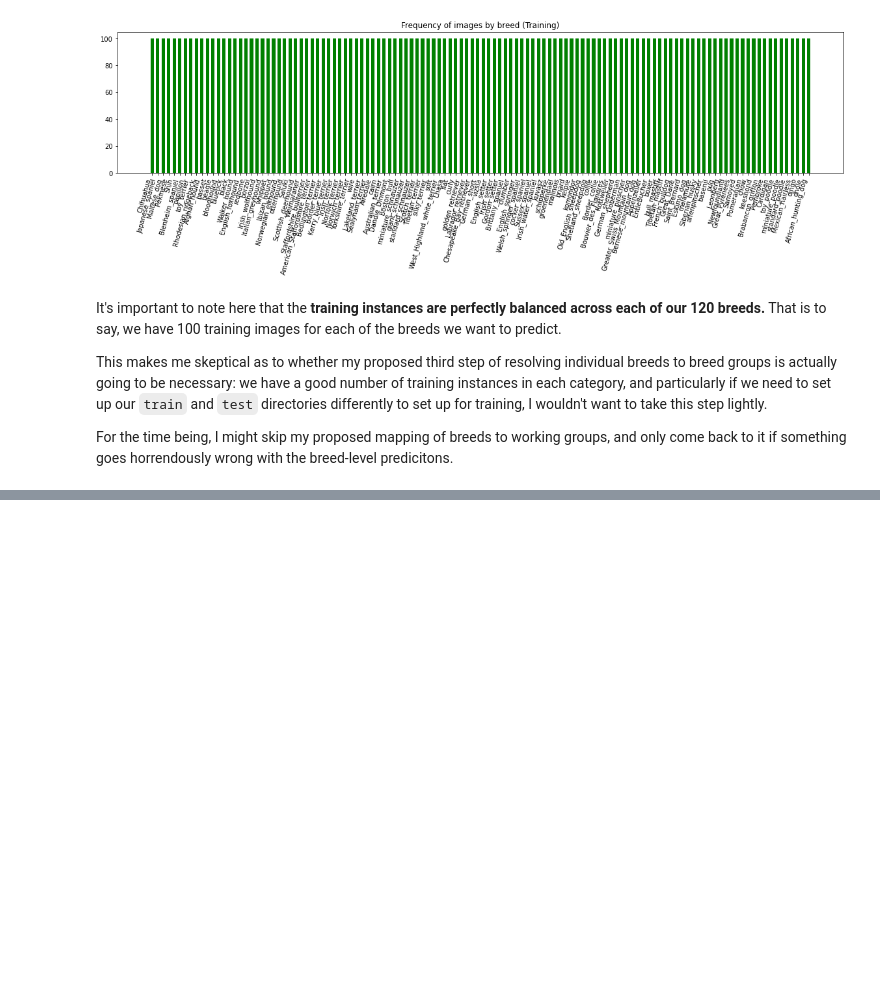
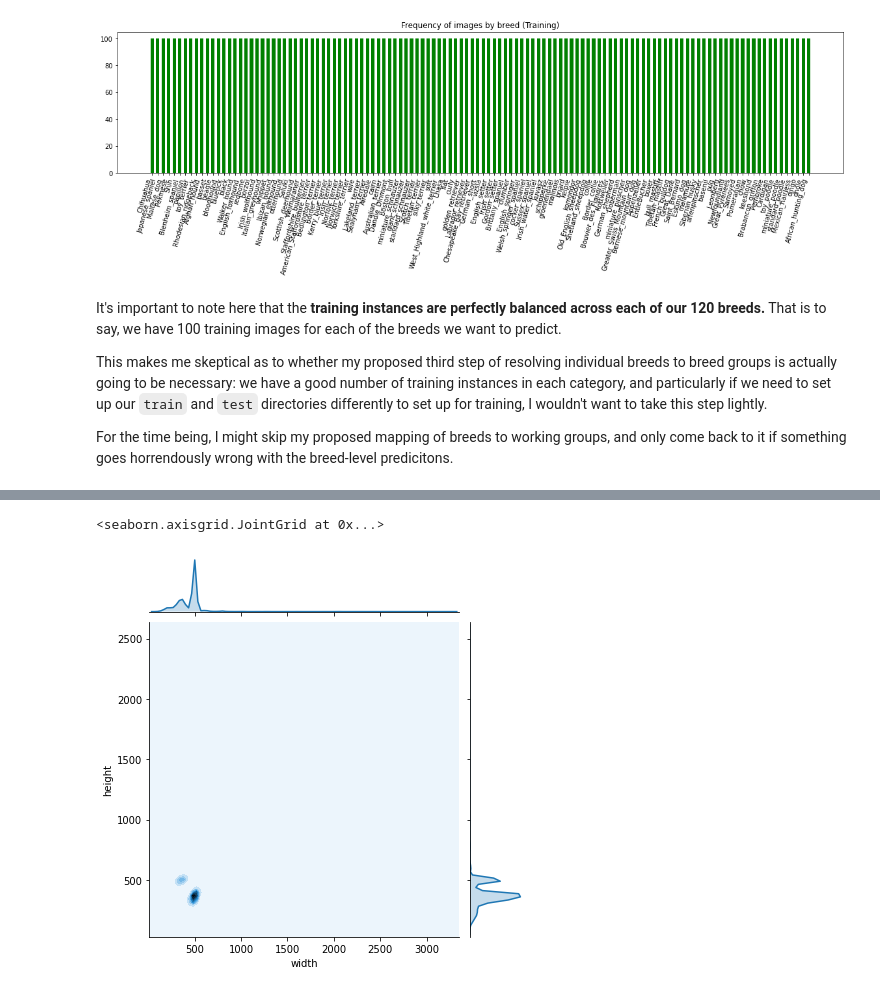
Before and after one commit to ZombieSocrates/ml-udacity-capstone, a Jupyter notebook: 1-Data_Exploration_Preprocessing.ipynb, the cells around one changed output, grey strips where cells are left out. Saved outputs shown, nothing was run; the diff lists cells and outputs as text; code cells hidden in the pictures; blank space fills up the shorter version.

```diff
--- a/1-Data_Exploration_Preprocessing.ipynb
+++ b/1-Data_Exploration_Preprocessing.ipynb
@@ -286,0 +284,7 @@ For the time being, I might skip my proposed mapping of breeds to working groups
+# %%
+hw_dicts = []
+for jpg_ext in full_file_list["file_list"].flatten():
+    test_path = data_dir / "Images" / jpg_ext.item(0)
+    test_img = Image.open(test_path)
+    hw_dicts.append({"width": test_img.size[0], "height":test_img.size[1]})
+hw_df = pd.DataFrame(data = hw_dicts)
@@ -286,0 +295,5 @@ For the time being, I might skip my proposed mapping of breeds to working groups
+# %%
+sns.jointplot(x = "width", y = "height", data = hw_df, kind = "kde")
+# %% [output]
+<seaborn.axisgrid.JointGrid at 0x...>
+[figure, added]
```
Also changed, not shown: parts of 36 cells of this notebook, 2 other files.
